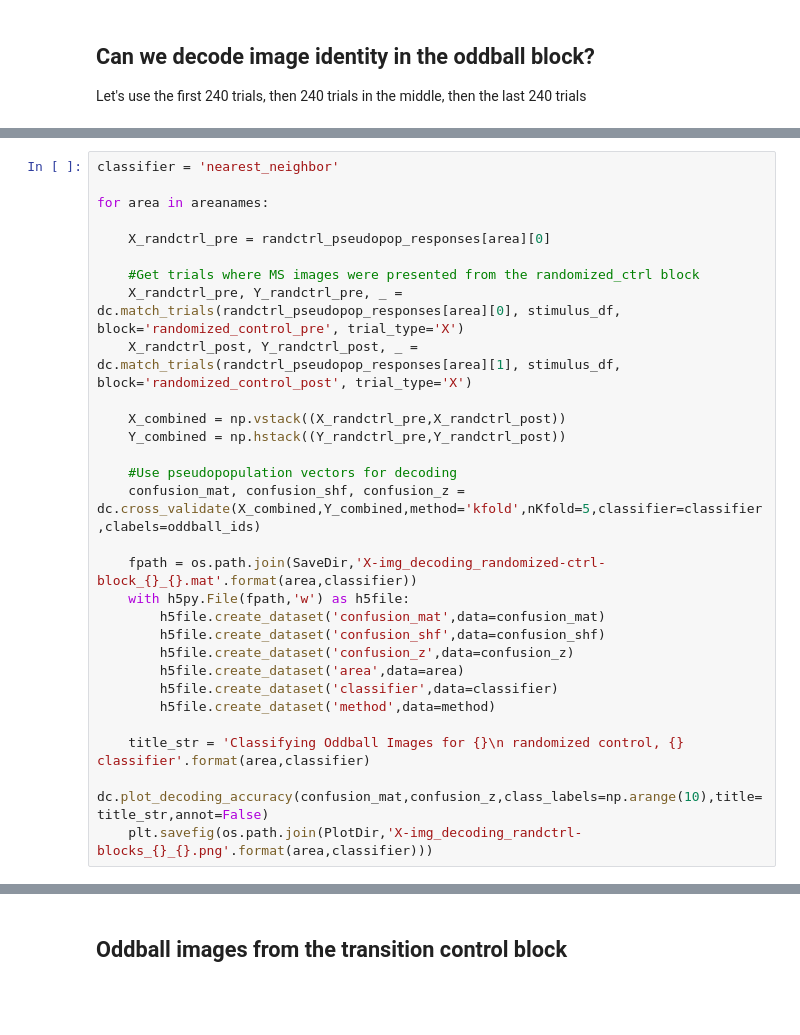
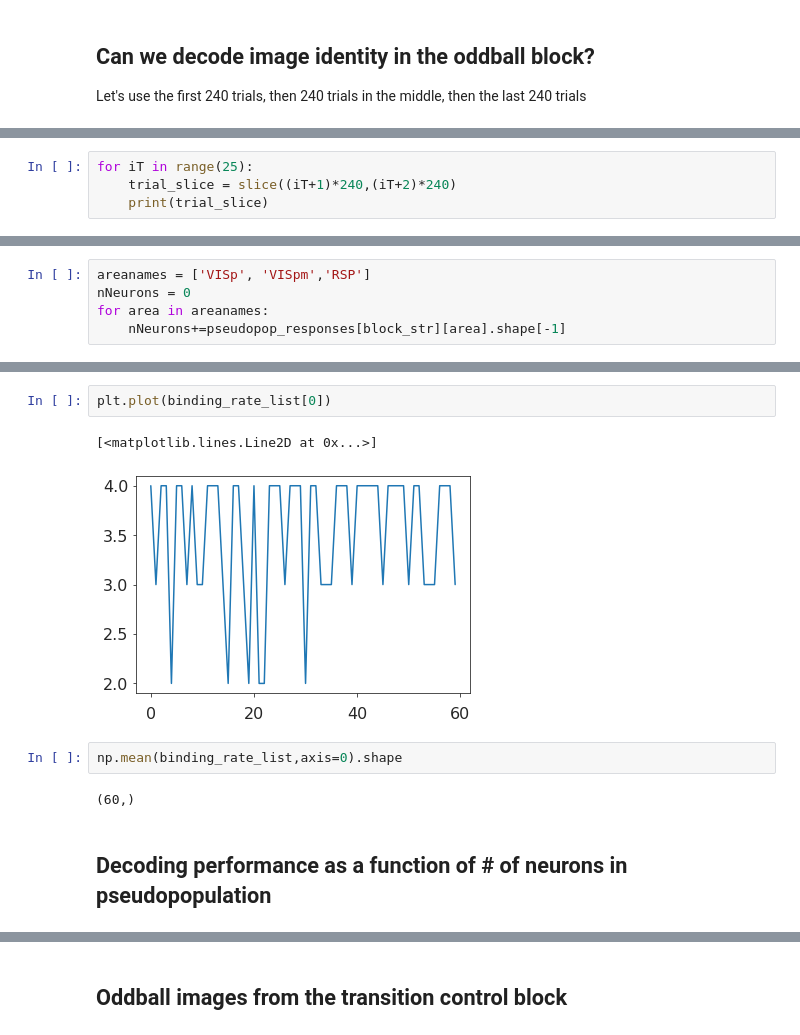
Before and after one commit to AllenInstitute/openscope_predictive_coding, a Jupyter notebook: openscope_predictive_coding/notebooks/decoding_tutorial.ipynb, the cells around one changed output, grey strips where cells are left out. Saved outputs shown, nothing was run; the diff lists cells and outputs as text; blank space fills up the shorter version.

Commit message:
New decoding notebooks

```diff
--- a/openscope_predictive_coding/notebooks/decoding_tutorial.ipynb
+++ b/openscope_predictive_coding/notebooks/decoding_tutorial.ipynb
@@ -822,29 +1971,0 @@ plt.savefig(os.path.join(PlotDir,'mainseq_decoding_oddball-block_trainonlast240_
-# %%
-classifier = 'nearest_neighbor'
-
-for area in areanames:
-
-    X_randctrl_pre = randctrl_pseudopop_responses[area][0]
-
-    #Get trials where MS images were presented from the randomized_ctrl block
-    X_randctrl_pre, Y_randctrl_pre, _ = dc.match_trials(randctrl_pseudopop_responses[area][0], stimulus_df, block='randomized_control_pre', trial_type='X')
-    X_randctrl_post, Y_randctrl_post, _ = dc.match_trials(randctrl_pseudopop_responses[area][1], stimulus_df, block='randomized_control_post', trial_type='X')
-
-    X_combined = np.vstack((X_randctrl_pre,X_randctrl_post))
-    Y_combined = np.hstack((Y_randctrl_pre,Y_randctrl_post))
-
-    #Use pseudopopulation vectors for decoding
-    confusion_mat, confusion_shf, confusion_z = dc.cross_validate(X_combined,Y_combined,method='kfold',nKfold=5,classifier=classifier,clabels=oddball_ids)
-
-    fpath = os.path.join(SaveDir,'X-img_decoding_randomized-ctrl-block_{}_{}.mat'.format(area,classifier))
-    with h5py.File(fpath,'w') as h5file:
-        h5file.create_dataset('confusion_mat',data=confusion_mat)
-        h5file.create_dataset('confusion_shf',data=confusion_shf)
-        h5file.create_dataset('confusion_z',data=confusion_z)
-        h5file.create_dataset('area',data=area)
-        h5file.create_dataset('classifier',data=classifier)
-        h5file.create_dataset('method',data=method)
-
-    title_str = 'Classifying Oddball Images for {}\n randomized control, {} classifier'.format(area,classifier)
-    dc.plot_decoding_accuracy(confusion_mat,confusion_z,class_labels=np.arange(10),title=title_str,annot=False)
-    plt.savefig(os.path.join(PlotDir,'X-img_decoding_randctrl-blocks_{}_{}.png'.format(area,classifier)))
@@ -854,0 +2108,4 @@ for area in areanames:
+# %%
+for iT in range(25):
+    trial_slice = slice((iT+1)*240,(iT+2)*240)
+    print(trial_slice)
@@ -854,0 +2130,5 @@ for area in areanames:
+# %%
+areanames = ['VISp', 'VISpm','RSP']
+nNeurons = 0
+for area in areanames:
+    nNeurons+=pseudopop_responses[block_str][area].shape[-1]
@@ -854,0 +2230,11 @@ for area in areanames:
+# %%
+plt.plot(binding_rate_list[0])
+# %% [output]
+[<matplotlib.lines.Line2D at 0x...>]
+[figure, added]
+# %%
+np.mean(binding_rate_list,axis=0).shape
+# %% [output]
+(60,)
+# %% [markdown]
+## Decoding performance as a function of # of neurons in pseudopopulation
```
Also changed, not shown: parts of 128 cells of this notebook, 7 other files.
